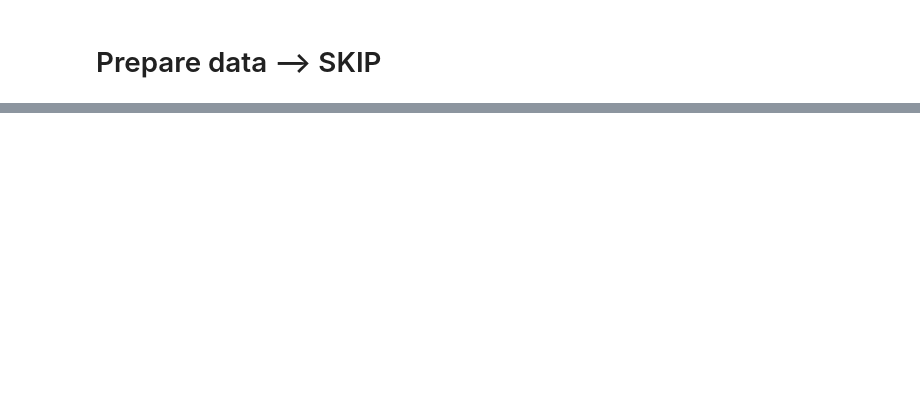
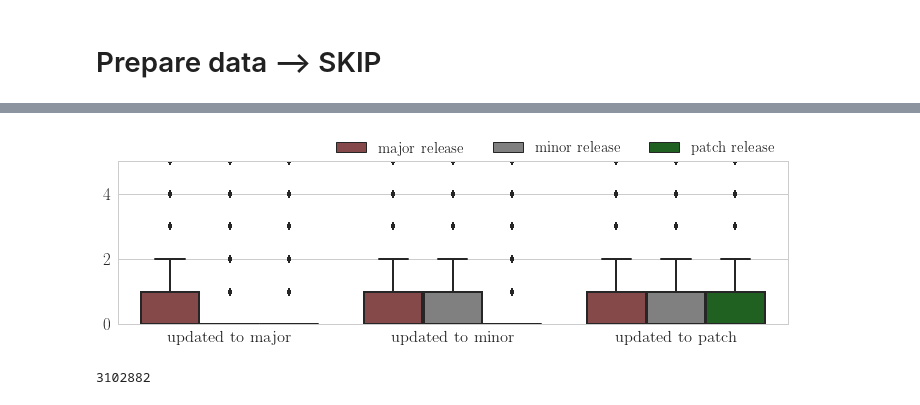
Before and after one commit to AhmedZerouali/notebooks, a Jupyter notebook: icsr18.ipynb, the cells around one changed output, grey strips where cells are left out. Cells and saved outputs as stored; diff of their text form; code cells hidden in the pictures; blank space fills up the shorter version.

```diff
--- a/icsr18.ipynb
+++ b/icsr18.ipynb
@@ -235,0 +260,25 @@ versions.query('package=="angular"')
+# %%
+updates2=updates.rename(columns = {'updated_major':'updated to major','updated_minor':'updated to minor', 'updated_patch':'updated to patch'})
+updates_2=pd.melt(updates2, id_vars=['release_type'], value_vars=['updated to major','updated to minor','updated to patch'])
+updates_2=updates_2.rename(columns = {'variable':'updates'})
+ax = sns.boxplot(y="value", x="updates", hue="release_type", data=updates_2, hue_order=['major release','minor release','patch release'], palette=['brown','gray','green','blue'], saturation=0.5)#, split=True)#, order=order)
+ax.set_ylabel('')
+ax.set_xlabel('')
+#ax.set_yscale('log')
+ax.figure.set_size_inches(12,3)
+ax.set_ylim(0,5)
+ax.legend( loc='upper right', bbox_to_anchor=(1, 1.2), fontsize=15,ncol=3, fancybox=True, shadow=True)
+ax.figure.savefig('../../seneca_research/ICSR2018/figures/updating.pdf', bbox_inches='tight', facecolor='white')
+# %% [output]
+[figure, added]
+# %%
+updates=tech_lag_calcul.loc[:,['release_type','added','stayed','removed']]
+updates['added deps']=updates['added'].apply(float)
+updates['stayed deps']=updates['stayed'].apply(float)
+updates['removed deps']=updates['removed'].apply(float)
+updates=updates.query('release_type!="first release"')
+#updates=updates.query('updated_major != 0 or updated_minor != 0 or updated_patch != 0')
+updates=updates.loc[:,['added deps','removed deps','stayed deps','release_type']]
+len(updates)
+# %% [output]
+3102882
```
Also changed, not shown: parts of 51 cells of this notebook.
